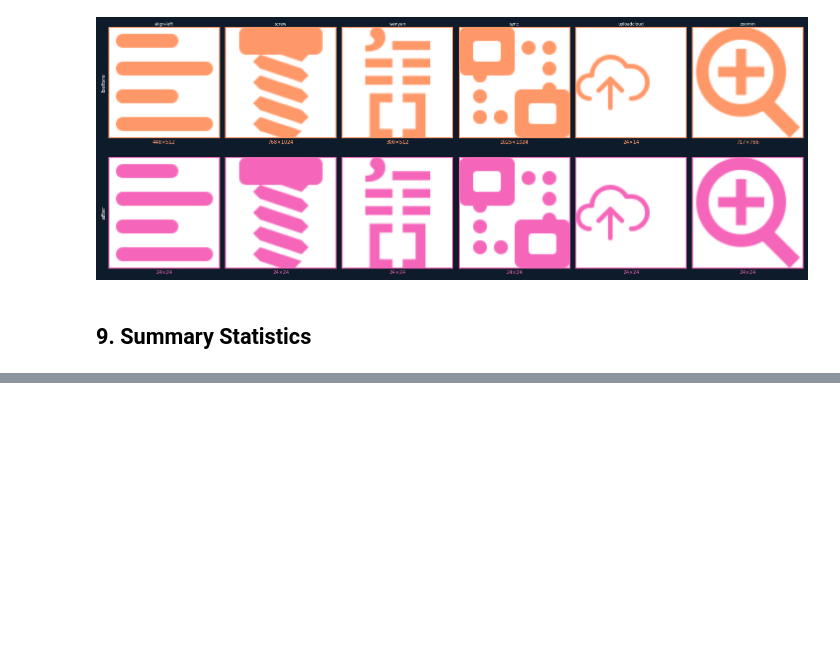
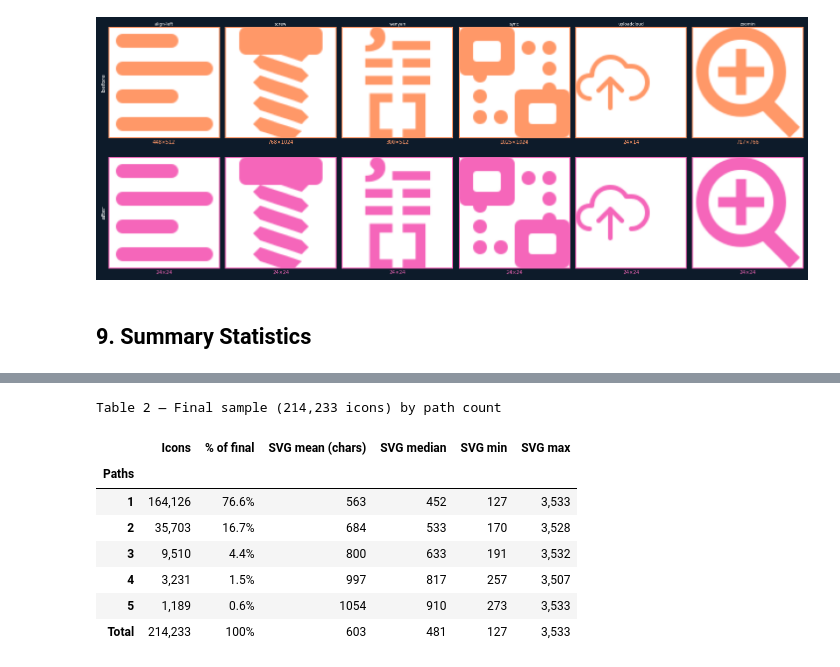
Before and after one commit to yauheniya-adesso/icongenai, a Jupyter notebook: notebooks/01_explore_filtered.ipynb, the cells around one changed output, grey strips where cells are left out. Drawn from its saved outputs; the diff is of its cells as text; code cells hidden in the pictures; blank space fills up the shorter version.

```diff
--- a/notebooks/01_explore_filtered.ipynb
+++ b/notebooks/01_explore_filtered.ipynb
@@ -1076,0 +1096,41 @@ pipe_df
+# %%
+# ── TABLE 2: Final sample by path count ──────────────────────────────────────
+
+path_rows = []
+for n in range(1, 6):
+    subset = [r for r in final if r["path_count"] == n]
+    svgl   = [len(r["svg"]) for r in subset]
+    path_rows.append({
+        "Paths": n,
+        "Icons": f"{len(subset):,}",
+        "% of final": f"{len(subset)/len(final)*100:.1f}%",
+        "SVG mean (chars)": f"{np.mean(svgl):.0f}",
+        "SVG median": f"{np.median(svgl):.0f}",
+        "SVG min": f"{min(svgl):,}",
+        "SVG max": f"{max(svgl):,}",
+    })
+
+all_svgl = [len(r["svg"]) for r in final]
+path_rows.append({
+    "Paths": "Total",
+    "Icons": f"{len(final):,}",
+    "% of final": "100%",
+    "SVG mean (chars)": f"{np.mean(all_svgl):.0f}",
+    "SVG median": f"{np.median(all_svgl):.0f}",
+    "SVG min": f"{min(all_svgl):,}",
+    "SVG max": f"{max(all_svgl):,}",
+})
+
+final_breakdown = pd.DataFrame(path_rows).set_index("Paths")
+print(f"Table 2 — Final sample ({len(final):,} icons) by path count\n")
+final_breakdown
+# %% [output]
+Table 2 — Final sample (214,233 icons) by path count
+|  | Icons | % of final | SVG mean (chars) | SVG median | SVG min | SVG max |
+| Paths |  |  |  |  |  |  |
+| 1 | 164,126 | 76.6% | 563 | 452 | 127 | 3,533 |
+| 2 | 35,703 | 16.7% | 684 | 533 | 170 | 3,528 |
+| 3 | 9,510 | 4.4% | 800 | 633 | 191 | 3,532 |
+| 4 | 3,231 | 1.5% | 997 | 817 | 257 | 3,507 |
+| 5 | 1,189 | 0.6% | 1054 | 910 | 273 | 3,533 |
+| Total | 214,233 | 100% | 603 | 481 | 127 | 3,533 |
```
Also changed, not shown: parts of 4 cells of this notebook, 2 other files.
